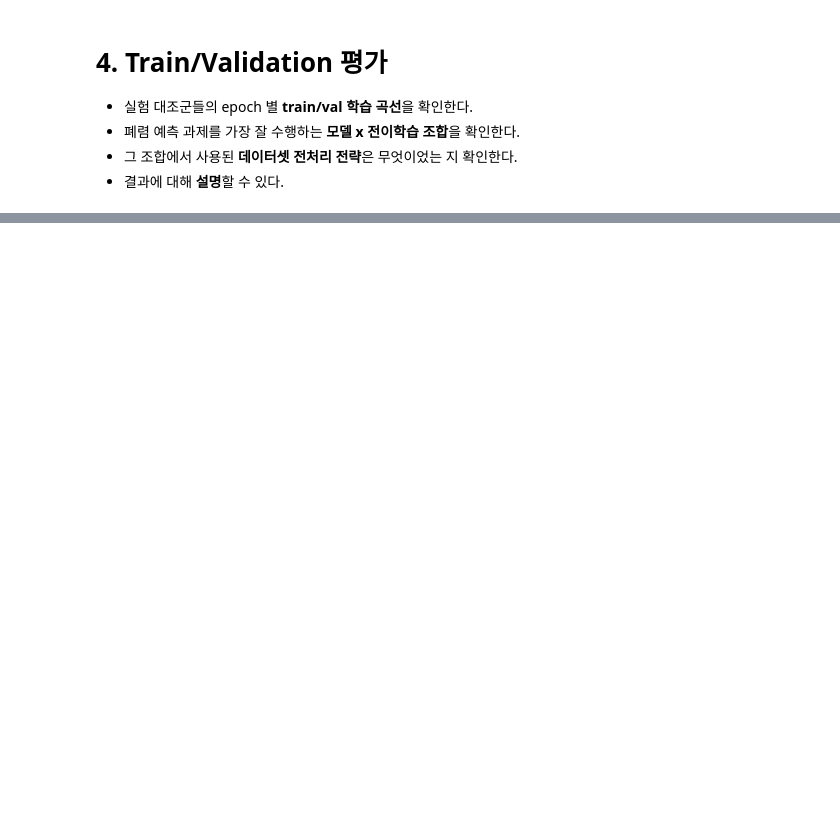
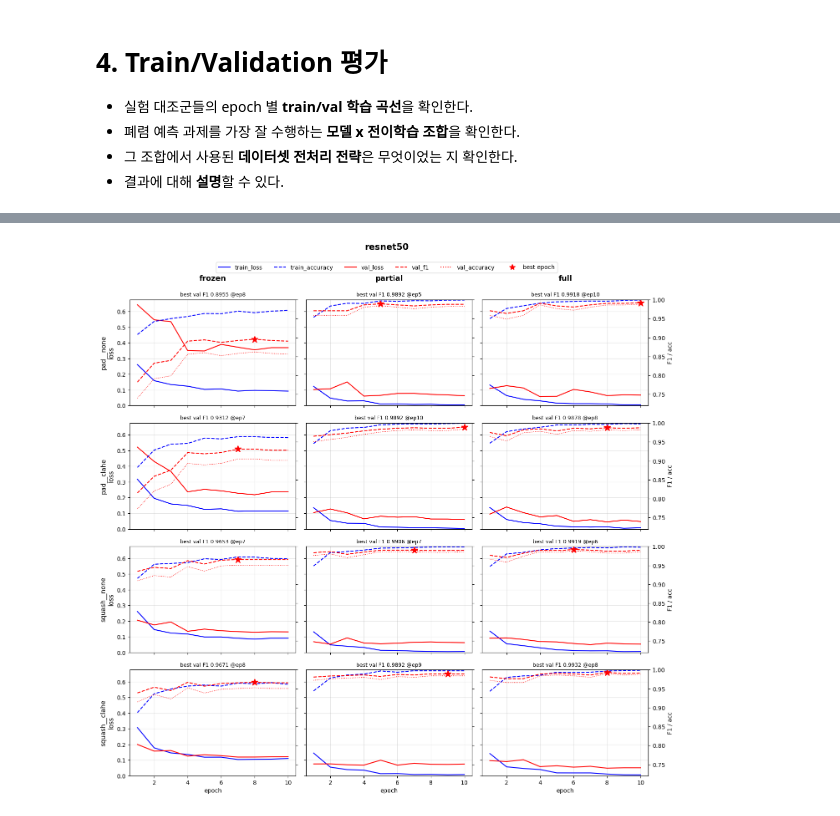
Before and after one commit to raewoo0908/codeit_finetuning_for_x_ray, a Jupyter notebook: experiment.ipynb, the cells around one changed output, grey strips where cells are left out. Saved outputs shown, nothing was run; the diff lists cells and outputs as text; code cells hidden in the pictures; blank space fills up the shorter version.

```diff
--- a/experiment.ipynb
+++ b/experiment.ipynb
@@ -118,9 +130,10 @@ else:
 DATA_DIR = PROJECT_DIR / "data"
 RESULT_DIR = PROJECT_DIR / "results"
 CACHE_DIR = RESULT_DIR / "cache"            # 전처리 캐시(npz)
-CKPT_DIR = RESULT_DIR / "checkpoints"       # best-eval checkpoint
+CKPT_DIR = RESULT_DIR / "checkpoints"       # best-eval / 재개용 checkpoint
 TB_DIR = RESULT_DIR / "runs"                # TensorBoard 로그
-for d in (CACHE_DIR, CKPT_DIR, TB_DIR):
+HIST_DIR = RESULT_DIR / "history"           # run별 에폭 기록 CSV
+for d in (CACHE_DIR, CKPT_DIR, TB_DIR, HIST_DIR):
     d.mkdir(parents=True, exist_ok=True)
 
 assert DATA_DIR.exists(), f"데이터 폴더가 없습니다: {DATA_DIR.resolve()}"
@@ -605,0 +1007,88 @@ loader + augmentation only: 3.03s / epoch (148 batches)
+# %%
+# 36개 run의 학습 곡선을 한 화면에 그려 비교한다. (TensorBoard를 켜지 않아도 확인 가능)
+# 과적합, 학습률, 전처리 변형, 모델/모드별 성능 차이를 한눈에 볼 수 있다.
+# - 도표
+#   - 각 모델 별로 12개 그래프를 모두 그린다. 각 모델 별로 행으로는 데이터 전처리방식 4가지, 열로는 학습방식 3개지 grid로 그린다.
+#   - 총 36개 그래프가 보인다.
+#   - 각 그래프: x = epoch, y_1 = loss, y_2 = f1.
+#   - 각 그래프에는 꺾은선이 총 4개 보인다. train_loss(파란색 실선), train_f1(파란색 점선), val_loss(빨간색 실선), val_f1(빨간색 점선)
+#
+# history/{run}.csv만 읽으므로 0장(상수/경로)만 실행하면 된다. ★ = best epoch(val F1 최고, _best.pt에 저장된 에폭).
+# train F1은 학습 때 기록하지 않았으므로(history에 train_loss/train_accuracy만 있음) 그 자리에 train accuracy를 그린다.
+#   이때는 비교 짝을 맞추려고 val accuracy(빨간 점선, 얇게)도 함께 그린다.
+# 주의: train 지표는 WeightedRandomSampler(클래스 1:1) + 증강이 걸린 배치에서, val 지표는 원래 분포에서 계산된다.
+#   그래서 train/val의 절대 차이를 그대로 과적합으로 읽지 말고, 에폭이 지나며 차이가 벌어지는지(추세)를 본다.
+from matplotlib.lines import Line2D
+
+ARCH_ORDER = ["resnet50", "densenet121", "efficientnet_b0"]
+MODE_ORDER = ["frozen", "partial", "full"]
+VARIANT_ORDER = ["pad__none", "pad__clahe", "squash__none", "squash__clahe"]
+
+
+def load_histories(hist_dir: Path = HIST_DIR) -> pd.DataFrame:
+    frames = []
+    for path in sorted(hist_dir.glob("*.csv")):
+        arch, mode, variant = path.stem.split("__", 2)
+        sizing, clahe = variant.split("__")
+        frames.append(pd.read_csv(path).assign(run=path.stem, arch=arch, mode=mode, variant=variant,
+                                               sizing=sizing, clahe=clahe))
+    return pd.concat(frames, ignore_index=True)
+
+
+hist = load_histories()
+n_epochs = hist.groupby("run")["epoch"].max()
+print(f"history: {hist['run'].nunique()} / {len(ARCH_ORDER) * len(MODE_ORDER) * len(VARIANT_ORDER)} run")
+if n_epochs.nunique() > 1:
+    print("에폭 수가 다른(학습 중이던) run:", n_epochs[n_epochs < n_epochs.max()].to_dict())
+
+TRAIN_SCORE = "train_f1" if "train_f1" in hist else "train_accuracy"
+SCORE_COLS = [TRAIN_SCORE, "val_f1"] + ([] if TRAIN_SCORE == "train_f1" else ["val_accuracy"])
+LOSS_MAX = hist[["train_loss", "val_loss"]].max().max() * 1.05
+SCORE_MIN = max(0.0, np.floor((hist[SCORE_COLS].min().min() - 0.01) * 50) / 50)
+
+
+def plot_curves(arch: str):
+    fig, axes = plt.subplots(len(VARIANT_ORDER), len(MODE_ORDER), figsize=(14, 13), sharex=True, sharey=True)
+    for i, variant in enumerate(VARIANT_ORDER):
+        for j, mode in enumerate(MODE_ORDER):
+            ax = axes[i, j]
+            ax2 = ax.twinx()
+            d = hist[(hist["arch"] == arch) & (hist["mode"] == mode) & (hist["variant"] == variant)].sort_values("epoch")
+            if not d.empty:
+                ax.plot(d["epoch"], d["train_loss"], "b-", lw=1.5)
+                ax.plot(d["epoch"], d["val_loss"], "r-", lw=1.5)
+                ax2.plot(d["epoch"], d[TRAIN_SCORE], "b--", lw=1.5)
+                ax2.plot(d["epoch"], d["val_f1"], "r--", lw=1.5)
+                if TRAIN_SCORE != "train_f1":
+                    ax2.plot(d["epoch"], d["val_accuracy"], "r:", lw=1)
+                best = d[d["is_best"]].iloc[-1]
+                ax2.plot(best["epoch"], best["val_f1"], "r*", ms=12)
+                ax.set_title(f"best val F1 {best['val_f1']:.4f} @ep{int(best['epoch'])}", fontsize=9)
+            ax.set_ylim(0, LOSS_MAX)
+            ax2.set_ylim(SCORE_MIN, 1.0)
+            ax2.tick_params(labelright=(j == len(MODE_ORDER) - 1))
+            ax.grid(alpha=0.3)
+            if i == 0:
+                ax.annotate(mode, (0.5, 1.18), xycoords="axes fraction", ha="center", fontsize=13, weight="bold")
+            if j == 0:
+                ax.set_ylabel(f"{variant}\nloss", fontsize=11)
+            if j == len(MODE_ORDER) - 1:
+                ax2.set_ylabel("F1" if TRAIN_SCORE == "train_f1" else "F1 / acc")
+            if i == len(VARIANT_ORDER) - 1:
+                ax.set_xlabel("epoch")
+    handles = [Line2D([], [], color="b", ls="-", label="train_loss"),
+               Line2D([], [], color="b", ls="--", label=TRAIN_SCORE),
+               Line2D([], [], color="r", ls="-", label="val_loss"),
+               Line2D([], [], color="r", ls="--", label="val_f1")]
+    if TRAIN_SCORE != "train_f1":
+        handles.append(Line2D([], [], color="r", ls=":", label="val_accuracy"))
+    handles.append(Line2D([], [], color="r", marker="*", ls="", ms=10, label="best epoch"))
+    fig.legend(handles=handles, loc="upper center", ncol=len(handles), bbox_to_anchor=(0.5, 0.995))
+    fig.suptitle(arch, y=1.025, fontsize=15, weight="bold")
+    fig.tight_layout()
+    plt.show()
+
+
+for arch in ARCH_ORDER:
+    plot_curves(arch)
+# %% [output]
@@ -605,0 +1096 @@ loader + augmentation only: 3.03s / epoch (148 batches)
+[figure, added]
```
Also changed, not shown: parts of 25 cells of this notebook.
